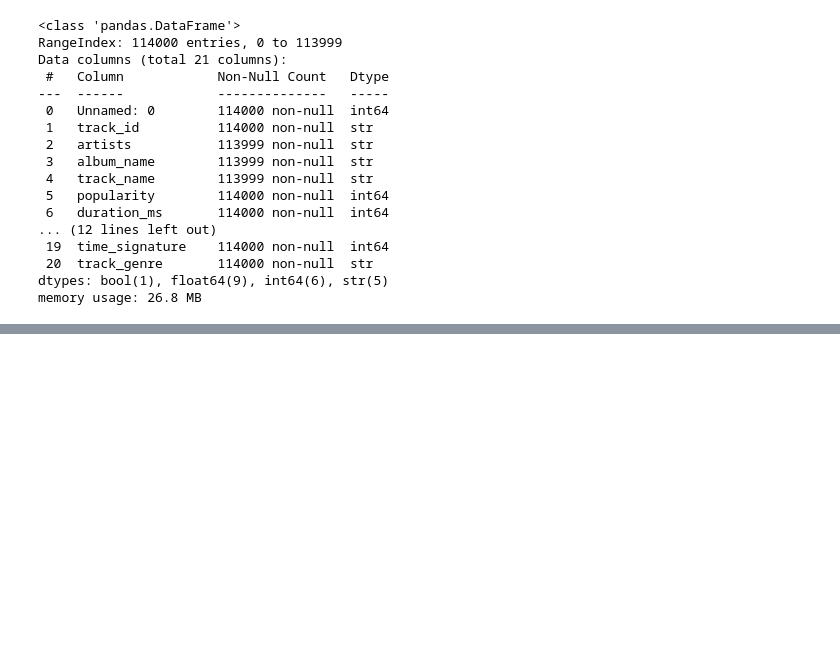
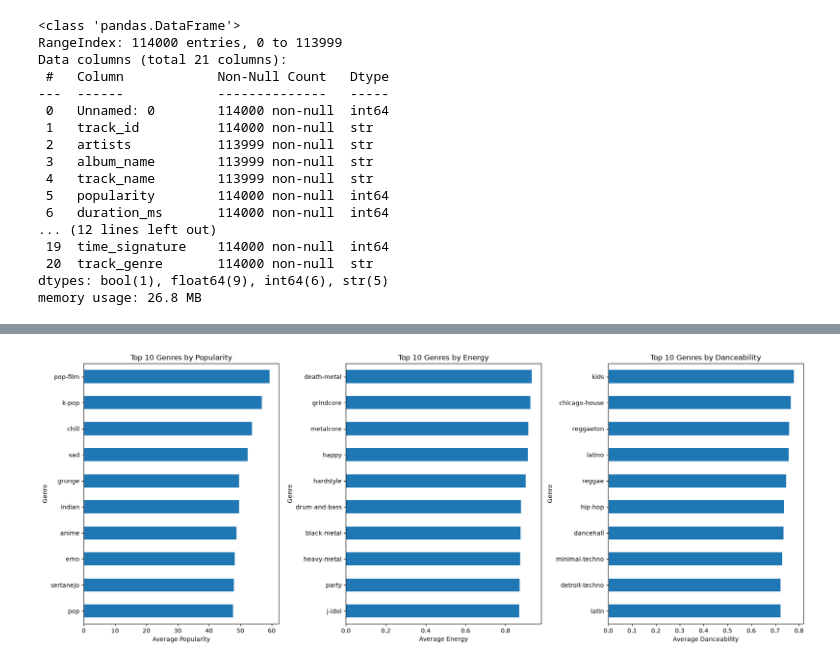
Before and after one commit to Denim951/big-data-project, a Jupyter notebook: notebooks/01_basic_python.ipynb, the cells around one changed output, grey strips where cells are left out. Cells and saved outputs as stored; diff of their text form; code cells hidden in the pictures; blank space fills up the shorter version.

```diff
--- a/notebooks/01_basic_python.ipynb
+++ b/notebooks/01_basic_python.ipynb
@@ -68,0 +599,19 @@ memory usage: 26.8 MB
+# %%
+genre_analysis = (
+    df_analysis.groupby("track_genre")
+    .agg(
+        avg_popularity=("popularity", "mean"),
+        avg_energy=("energy", "mean"),
+        avg_danceability=("danceability", "mean"),
+        track_count=("track_id", "count")
+    )
+)
+
+print("Genres with highest average popularity:")
+display(genre_analysis.nlargest(10, "avg_popularity"))
+
+print("Genres with highest average energy:")
+display(genre_analysis.nlargest(10, "avg_energy"))
+
+print("Genres with highest average danceability:")
+display(genre_analysis.nlargest(10, "avg_danceability"))
@@ -68,0 +680,30 @@ memory usage: 26.8 MB
+# %%
+# Select the top 10 genres for each metric
+top_popularity = genre_analysis.nlargest(10, "avg_popularity").sort_values("avg_popularity")
+top_energy = genre_analysis.nlargest(10, "avg_energy").sort_values("avg_energy")
+top_danceability = genre_analysis.nlargest(10, "avg_danceability").sort_values("avg_danceability")
+
+# Create three separate charts
+fig, axes = plt.subplots(1, 3, figsize=(18, 7))
+
+top_popularity["avg_popularity"].plot(
+    kind="barh", ax=axes[0], title="Top 10 Genres by Popularity"
+)
+top_energy["avg_energy"].plot(
+    kind="barh", ax=axes[1], title="Top 10 Genres by Energy"
+)
+top_danceability["avg_danceability"].plot(
+    kind="barh", ax=axes[2], title="Top 10 Genres by Danceability"
+)
+
+axes[0].set_xlabel("Average Popularity")
+axes[1].set_xlabel("Average Energy")
+axes[2].set_xlabel("Average Danceability")
+
+for ax in axes:
+    ax.set_ylabel("Genre")
+
+plt.tight_layout()
+plt.show()
+# %% [output]
+[figure, added]
```
Also changed, not shown: parts of 33 cells of this notebook, 1 other file.
